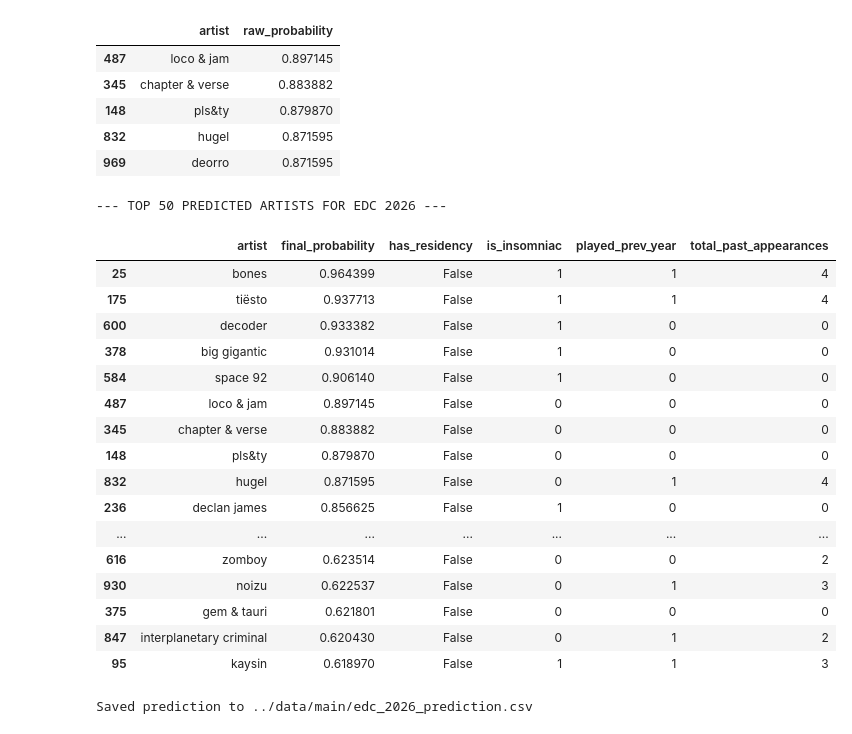
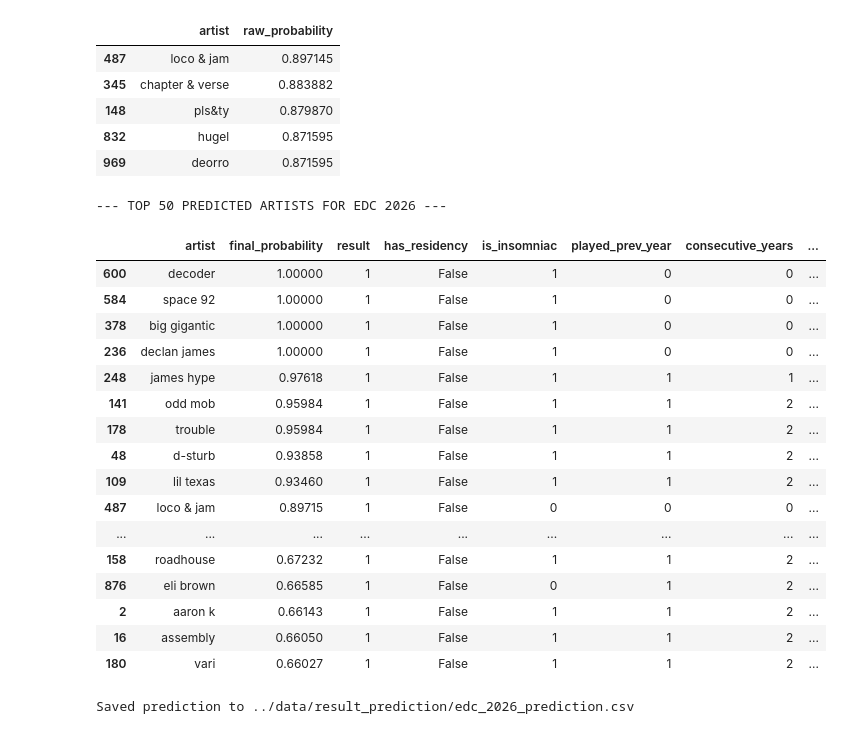
Before and after one commit to anhminhnguyen2/ds_festivals_project, a Jupyter notebook: edc_vegas/notebook/6.build_model.ipynb, the cells around one changed output. Saved outputs shown, nothing was run; the diff lists cells and outputs as text; code cells hidden in the pictures.

```diff
--- a/edc_vegas/notebook/6.build_model.ipynb
+++ b/edc_vegas/notebook/6.build_model.ipynb
@@ -226,58 +226,76 @@ Predictions generated. Sample:
 # ---------------------------------------------------------
 
 # Load Residency List
 residency_artists = df_residency['artist'].str.lower().str.strip().unique()
 
+# Define "Big Artist" Threshold (Top 25% most followed)
+big_artist_threshold = df_2026['log_followers'].quantile(0.75)
+
 def adjust_score(row):
     score = row['raw_probability']
     artist_name = str(row['artist']).lower().strip()
 
-    # 1. BOOST: Insomniac Agency
-    # Give a 20% boost to Insomniac artists (organizer bias)
+    # 1. BOOST: Insomniac Agency (+45%)
     if row['is_insomniac'] == 1:
-        score = score * 1.2
+        score = score * 1.45
 
-    # 2. PENALTY: Vegas Residency 2026
-    # If they are already booked for a residency, it might conflict (exclusivity clause)
-    # Reduce probability by 50%
+    # 2. PATTERN: "2 Years On, 1 Year Off" for Big Artists
+    # User Logic: Big artists usually play 2 years then skip 1.
+    if row['log_followers'] > big_artist_threshold:
+        if row['consecutive_years'] == 1:
+            # Played 2025 (Prev), but NOT 2024.
+            # This is likely Year 2 of their cycle -> Boost chance.
+            score = score * 1.25
+        elif row['consecutive_years'] >= 2:
+            # Played 2025 AND 2024.
+            # They have finished their 2-year cycle -> Penalty.
+            score = score * 0.75
+
+    # 3. PENALTY: Vegas Residency 2026 (-30%)
     has_residency = artist_name in residency_artists
-
     if has_residency:
-        score = score * 0.4
+        score = score * 0.7
 
     # Cap at 1.0 (100%)
     return min(score, 1.0), has_residency
 
 # Apply adjustments
 df_2026[['final_probability', 'has_residency']] = df_2026.apply(adjust_score, axis=1, result_type='expand')
 
+# Round probabilities to 5 decimal places for clarity
+df_2026['raw_probability'] = df_2026['raw_probability'].round(5)
+df_2026['final_probability'] = df_2026['final_probability'].round(5)
+
 # Sort and Show the Lineup Prediction
 final_prediction = df_2026.sort_values('final_probability', ascending=False)
 
+# Add binary prediction based on threshold > 0.6
+final_prediction['result'] = (final_prediction['final_probability'] > 0.6).astype(int)
+
 print("--- TOP 50 PREDICTED ARTISTS FOR EDC 2026 ---")
-cols_output = ['artist', 'final_probability', 'has_residency', 'is_insomniac', 'played_prev_year', 'total_past_appearances']
+cols_output = ['artist', 'final_probability', 'result', 'has_residency', 'is_insomniac', 'played_prev_year', 'consecutive_years', 'total_past_appearances']
 display(final_prediction[cols_output].head(50))
 
 # Save to CSV
 final_prediction.to_csv("../data/result_prediction/edc_2026_prediction.csv", index=False)
-print("Saved prediction to ../data/main/edc_2026_prediction.csv")
+print("Saved prediction to ../data/result_prediction/edc_2026_prediction.csv")
 # %% [output]
 --- TOP 50 PREDICTED ARTISTS FOR EDC 2026 ---
-|  | artist | final_probability | has_residency | is_insomniac | played_prev_year | total_past_appearances |
-| 25 | bones | 0.964399 | False | 1 | 1 | 4 |
-| 175 | tiësto | 0.937713 | False | 1 | 1 | 4 |
-| 600 | decoder | 0.933382 | False | 1 | 0 | 0 |
-| 378 | big gigantic | 0.931014 | False | 1 | 0 | 0 |
-| 584 | space 92 | 0.906140 | False | 1 | 0 | 0 |
-| 487 | loco & jam | 0.897145 | False | 0 | 0 | 0 |
-| 345 | chapter & verse | 0.883882 | False | 0 | 0 | 0 |
-| 148 | pls&ty | 0.879870 | False | 0 | 0 | 0 |
-| 832 | hugel | 0.871595 | False | 0 | 1 | 4 |
-| 236 | declan james | 0.856625 | False | 1 | 0 | 0 |
-| ... | ... | ... | ... | ... | ... | ... |
-| 616 | zomboy | 0.623514 | False | 0 | 0 | 2 |
-| 930 | noizu | 0.622537 | False | 0 | 1 | 3 |
-| 375 | gem & tauri | 0.621801 | False | 0 | 0 | 0 |
-| 847 | interplanetary criminal | 0.620430 | False | 0 | 1 | 2 |
-| 95 | kaysin | 0.618970 | False | 1 | 1 | 3 |
+|  | artist | final_probability | result | has_residency | is_insomniac | played_prev_year | consecutive_years | ... |
+| 600 | decoder | 1.00000 | 1 | False | 1 | 0 | 0 | ... |
+| 584 | space 92 | 1.00000 | 1 | False | 1 | 0 | 0 | ... |
+| 378 | big gigantic | 1.00000 | 1 | False | 1 | 0 | 0 | ... |
+| 236 | declan james | 1.00000 | 1 | False | 1 | 0 | 0 | ... |
+| 248 | james hype | 0.97618 | 1 | False | 1 | 1 | 1 | ... |
+| 141 | odd mob | 0.95984 | 1 | False | 1 | 1 | 2 | ... |
+| 178 | trouble | 0.95984 | 1 | False | 1 | 1 | 2 | ... |
+| 48 | d-sturb | 0.93858 | 1 | False | 1 | 1 | 2 | ... |
+| 109 | lil texas | 0.93460 | 1 | False | 1 | 1 | 2 | ... |
+| 487 | loco & jam | 0.89715 | 1 | False | 0 | 0 | 0 | ... |
+| ... | ... | ... | ... | ... | ... | ... | ... | ... |
+| 158 | roadhouse | 0.67232 | 1 | False | 1 | 1 | 2 | ... |
+| 876 | eli brown | 0.66585 | 1 | False | 0 | 1 | 2 | ... |
+| 2 | aaron k | 0.66143 | 1 | False | 1 | 1 | 2 | ... |
+| 16 | assembly | 0.66050 | 1 | False | 1 | 1 | 2 | ... |
+| 180 | vari | 0.66027 | 1 | False | 1 | 1 | 2 | ... |
-Saved prediction to ../data/main/edc_2026_prediction.csv
+Saved prediction to ../data/result_prediction/edc_2026_prediction.csv
```
Also changed, not shown: 4 other files.
